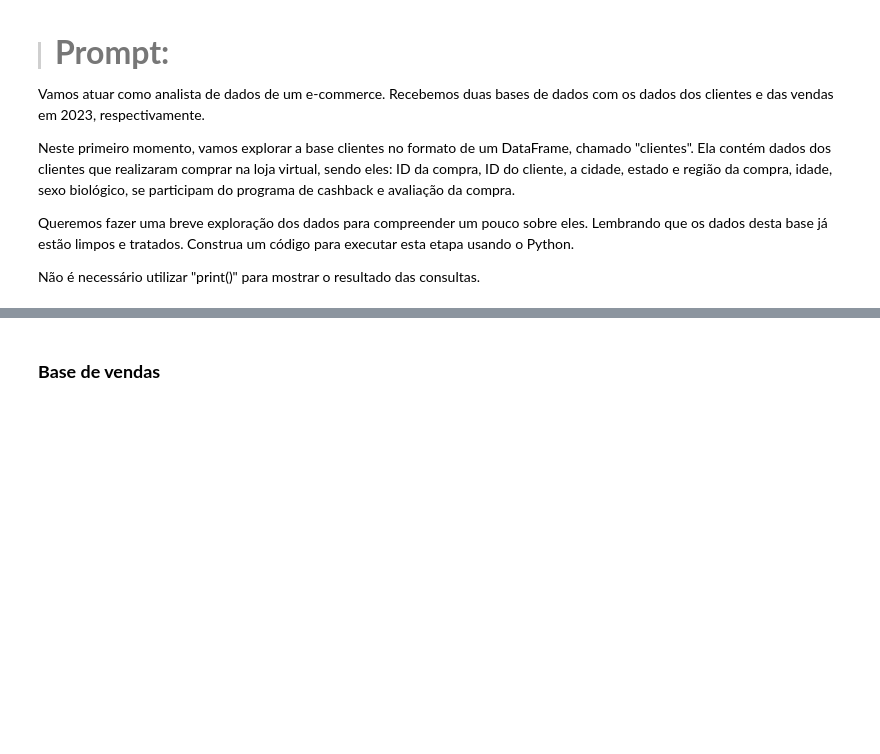
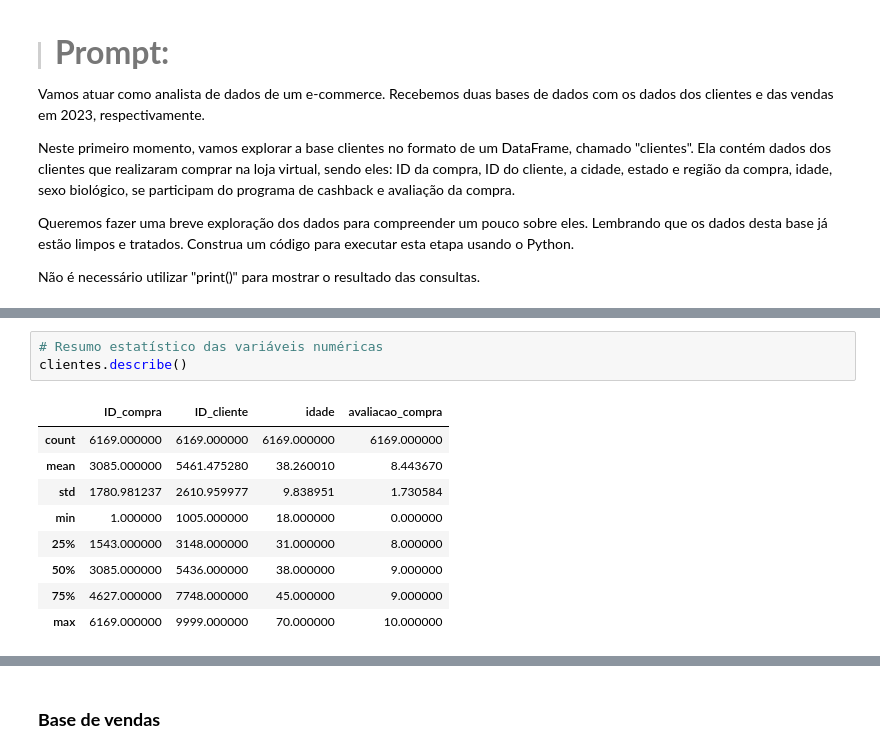
Before and after one commit to TheGabrielVieira/ia-datascience-dataviz, a Jupyter notebook: notebooks/Projeto_IA_aplicada_a_Data_Science.ipynb, the cells around one changed output, grey strips where cells are left out. Cells and saved outputs as stored; diff of their text form; blank space fills up the shorter version.

```diff
--- a/notebooks/Projeto_IA_aplicada_a_Data_Science.ipynb
+++ b/notebooks/Projeto_IA_aplicada_a_Data_Science.ipynb
@@ -88,0 +119,13 @@ Não é necessário utilizar "print()" para mostrar o resultado das consultas.
+# %%
+# Resumo estatístico das variáveis numéricas
+clientes.describe()
+# %% [output]
+|  | ID_compra | ID_cliente | idade | avaliacao_compra |
+| count | 6169.000000 | 6169.000000 | 6169.000000 | 6169.000000 |
+| mean | 3085.000000 | 5461.475280 | 38.260010 | 8.443670 |
+| std | 1780.981237 | 2610.959977 | 9.838951 | 1.730584 |
+| min | 1.000000 | 1005.000000 | 18.000000 | 0.000000 |
+| 25% | 1543.000000 | 3148.000000 | 31.000000 | 8.000000 |
+| 50% | 3085.000000 | 5436.000000 | 38.000000 | 9.000000 |
+| 75% | 4627.000000 | 7748.000000 | 45.000000 | 9.000000 |
+| max | 6169.000000 | 9999.000000 | 70.000000 | 10.000000 |
```
Also changed, not shown: parts of 18 cells of this notebook.
